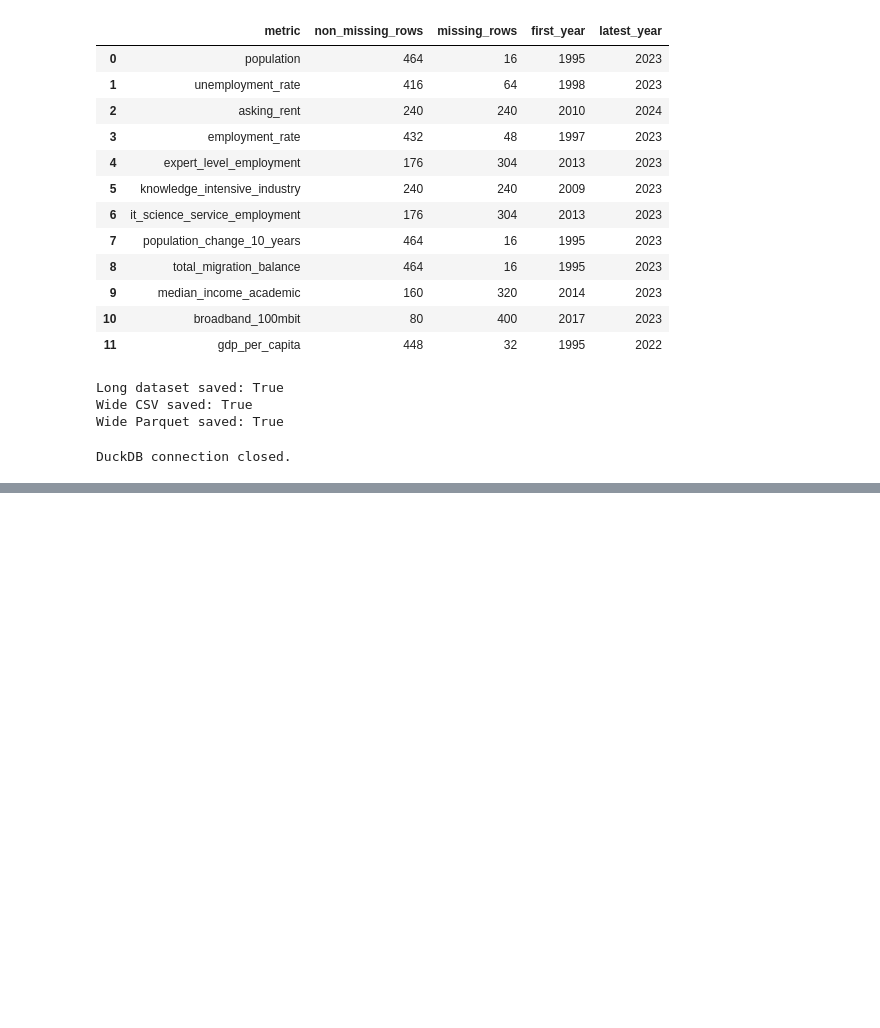
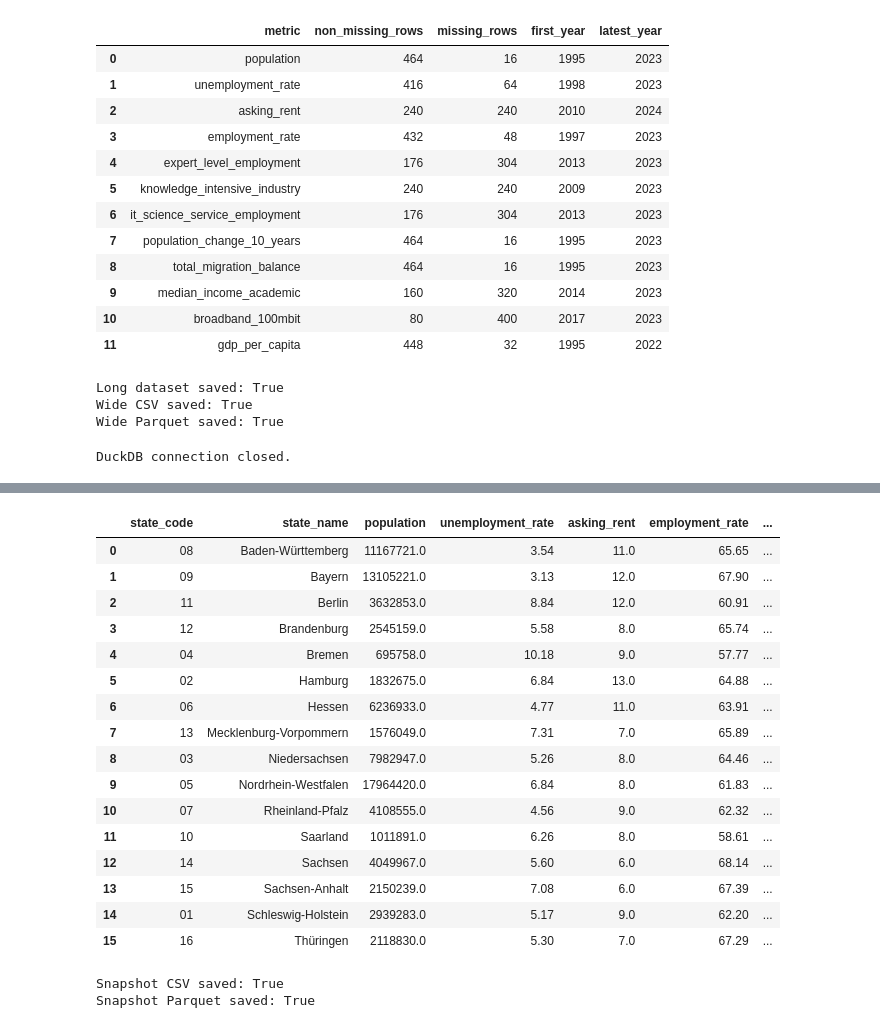
Before and after one commit to maaz2692/datacareer-germany, a Jupyter notebook: notebooks/datacareer_germany_analysis.ipynb, the cells around one changed output, grey strips where cells are left out. Cells and saved outputs as stored; diff of their text form; code cells hidden in the pictures; blank space fills up the shorter version.

```diff
--- a/notebooks/datacareer_germany_analysis.ipynb
+++ b/notebooks/datacareer_germany_analysis.ipynb
@@ -1017,0 +1471,17 @@ DuckDB connection closed.
+# %%
+SNAPSHOT_YEAR = 2022
+
+state_snapshot_2022 = (
+    state_year[
+        state_year["year"] == SNAPSHOT_YEAR
+    ]
+    .copy()
+    .sort_values("state_name")
+    .reset_index(drop=True)
+)
+
+print("Snapshot year:", SNAPSHOT_YEAR)
+print("Rows:", len(state_snapshot_2022))
+print("Unique states:", state_snapshot_2022["state_code"].nunique())
+
+display(state_snapshot_2022.head())
@@ -1017,0 +1552,61 @@ DuckDB connection closed.
+# %%
+pd.set_option("display.max_columns", None)
+
+display(
+    state_snapshot_2022[
+        [
+            "state_code",
+            "state_name",
+            *metric_columns
+        ]
+    ].round(2)
+)
+# %% [output]
+|  | state_code | state_name | population | unemployment_rate | asking_rent | employment_rate | ... |
+| 0 | 08 | Baden-Württemberg | 11167721.0 | 3.54 | 11.0 | 65.65 | ... |
+| 1 | 09 | Bayern | 13105221.0 | 3.13 | 12.0 | 67.90 | ... |
+| 2 | 11 | Berlin | 3632853.0 | 8.84 | 12.0 | 60.91 | ... |
+| 3 | 12 | Brandenburg | 2545159.0 | 5.58 | 8.0 | 65.74 | ... |
+| 4 | 04 | Bremen | 695758.0 | 10.18 | 9.0 | 57.77 | ... |
+| 5 | 02 | Hamburg | 1832675.0 | 6.84 | 13.0 | 64.88 | ... |
+| 6 | 06 | Hessen | 6236933.0 | 4.77 | 11.0 | 63.91 | ... |
+| 7 | 13 | Mecklenburg-Vorpommern | 1576049.0 | 7.31 | 7.0 | 65.89 | ... |
+| 8 | 03 | Niedersachsen | 7982947.0 | 5.26 | 8.0 | 64.46 | ... |
+| 9 | 05 | Nordrhein-Westfalen | 17964420.0 | 6.84 | 8.0 | 61.83 | ... |
+| 10 | 07 | Rheinland-Pfalz | 4108555.0 | 4.56 | 9.0 | 62.32 | ... |
+| 11 | 10 | Saarland | 1011891.0 | 6.26 | 8.0 | 58.61 | ... |
+| 12 | 14 | Sachsen | 4049967.0 | 5.60 | 6.0 | 68.14 | ... |
+| 13 | 15 | Sachsen-Anhalt | 2150239.0 | 7.08 | 6.0 | 67.39 | ... |
+| 14 | 01 | Schleswig-Holstein | 2939283.0 | 5.17 | 9.0 | 62.20 | ... |
+| 15 | 16 | Thüringen | 2118830.0 | 5.30 | 7.0 | 67.29 | ... |
+# %%
+SNAPSHOT_CSV_PATH = (
+    PROJECT_ROOT
+    / "data"
+    / "processed"
+    / "germany_state_snapshot_2022.csv"
+)
+
+SNAPSHOT_PARQUET_PATH = (
+    PROJECT_ROOT
+    / "data"
+    / "processed"
+    / "germany_state_snapshot_2022.parquet"
+)
+
+state_snapshot_2022.to_csv(
+    SNAPSHOT_CSV_PATH,
+    index=False,
+    encoding="utf-8-sig"
+)
+
+state_snapshot_2022.to_parquet(
+    SNAPSHOT_PARQUET_PATH,
+    index=False
+)
+
+print("Snapshot CSV saved:", SNAPSHOT_CSV_PATH.exists())
+print("Snapshot Parquet saved:", SNAPSHOT_PARQUET_PATH.exists())
+# %% [output]
+Snapshot CSV saved: True
+Snapshot Parquet saved: True
```
Also changed, not shown: parts of 103 cells of this notebook, 22 other files.
